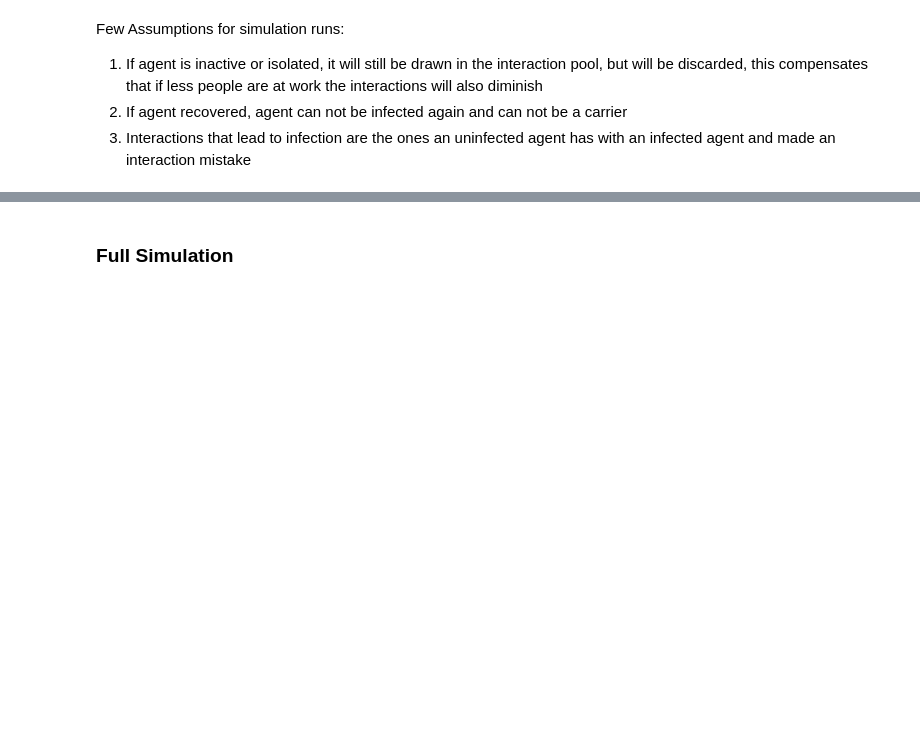
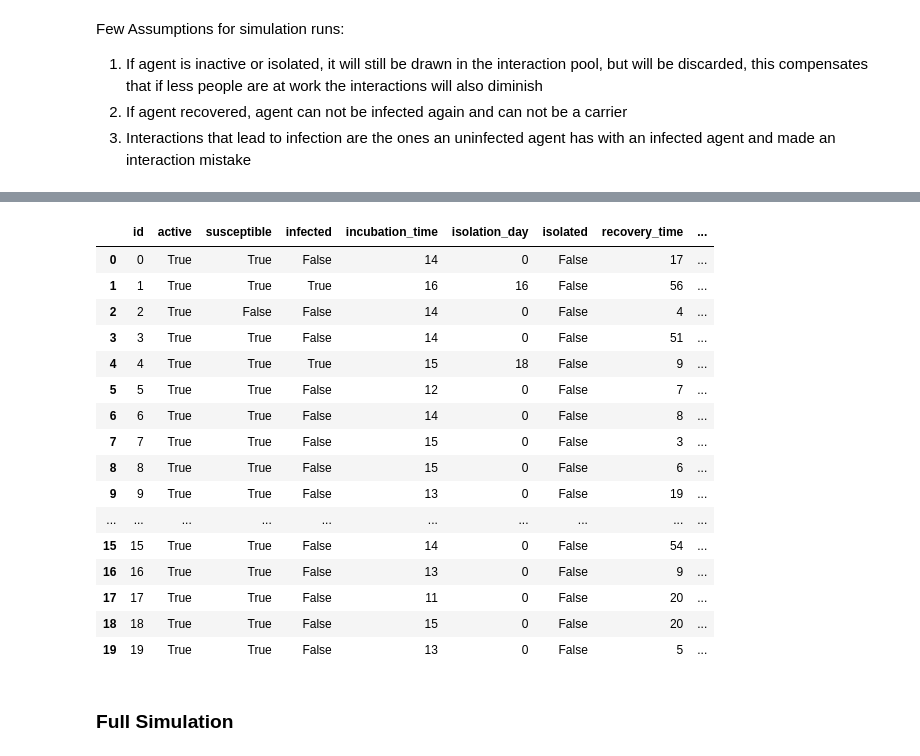
Before and after one commit to sdezoete/covidsim, a Jupyter notebook: COVID Simulator - Return to Office.ipynb, the cells around one changed output, grey strips where cells are left out. Cells and saved outputs as stored; diff of their text form; code cells hidden in the pictures; blank space fills up the shorter version.

```diff
--- a/COVID Simulator - Return to Office.ipynb
+++ b/COVID Simulator - Return to Office.ipynb
@@ -266,17 +219,40 @@ def simulation_run(NumberOfDays = NumberOfDays,
         sim_days_list.append(df_agent_records_today)
     return sim_days_list
 # %%
-simulation_run(NumberOfDays = NumberOfDays,
-                   NumberOfAgents = NumberOfAgents,
-                   ProbabilitySusceptible = ProbabilitySusceptible,
-                   PreInfectedAgents = PreInfectedAgents,
-                   MeanIncubationTime = MeanIncubationTime,
-                   StandardDeviationIncubationTime = StandardDeviationIncubationTime,
-                   LambdaRecoveryTime = LambdaRecoveryTime,
-                   ProbabilityFatality = ProbabilityFatality,
-                   ProbabilityHomeInfections=ProbabilityHomeInfections,
-                   LambdaInteractions=LambdaInteractions,
-                   ProbabilityUnsafeInteraction=ProbabilityUnsafeInteraction
-                  )
+# Check single Run
+daily_records_list_single_run = simulation_run(NumberOfDays = NumberOfDays,
+                                               NumberOfAgents = NumberOfAgents,
+                                               ProbabilitySusceptible = ProbabilitySusceptible,
+                                               PreInfectedAgents = PreInfectedAgents,
+                                               MeanIncubationTime = MeanIncubationTime,
+                                               StandardDeviationIncubationTime = StandardDeviationIncubationTime,
+                                               LambdaRecoveryTime = LambdaRecoveryTime,
+                                               ProbabilityFatality = ProbabilityFatality,
+                                               ProbabilityHomeInfections=ProbabilityHomeInfections,
+                                               LambdaInteractions=LambdaInteractions,
+                                               ProbabilityUnsafeInteraction=ProbabilityUnsafeInteraction
+                                              )
+# %%
+# Show a record
+df_one_record = daily_records_list_single_run[4] # example day 4
+df_one_record.head(20)
+# %% [output]
+|  | id | active | susceptible | infected | incubation_time | isolation_day | isolated | recovery_time | ... |
+| 0 | 0 | True | True | False | 14 | 0 | False | 17 | ... |
+| 1 | 1 | True | True | True | 16 | 16 | False | 56 | ... |
+| 2 | 2 | True | False | False | 14 | 0 | False | 4 | ... |
+| 3 | 3 | True | True | False | 14 | 0 | False | 51 | ... |
+| 4 | 4 | True | True | True | 15 | 18 | False | 9 | ... |
+| 5 | 5 | True | True | False | 12 | 0 | False | 7 | ... |
+| 6 | 6 | True | True | False | 14 | 0 | False | 8 | ... |
+| 7 | 7 | True | True | False | 15 | 0 | False | 3 | ... |
+| 8 | 8 | True | True | False | 15 | 0 | False | 6 | ... |
+| 9 | 9 | True | True | False | 13 | 0 | False | 19 | ... |
+| ... | ... | ... | ... | ... | ... | ... | ... | ... | ... |
+| 15 | 15 | True | True | False | 14 | 0 | False | 54 | ... |
+| 16 | 16 | True | True | False | 13 | 0 | False | 9 | ... |
+| 17 | 17 | True | True | False | 11 | 0 | False | 20 | ... |
+| 18 | 18 | True | True | False | 15 | 0 | False | 20 | ... |
+| 19 | 19 | True | True | False | 13 | 0 | False | 5 | ... |
 # %% [markdown]
 ### Full Simulation
```
Also changed, not shown: parts of 16 cells of this notebook, 5 other files.
